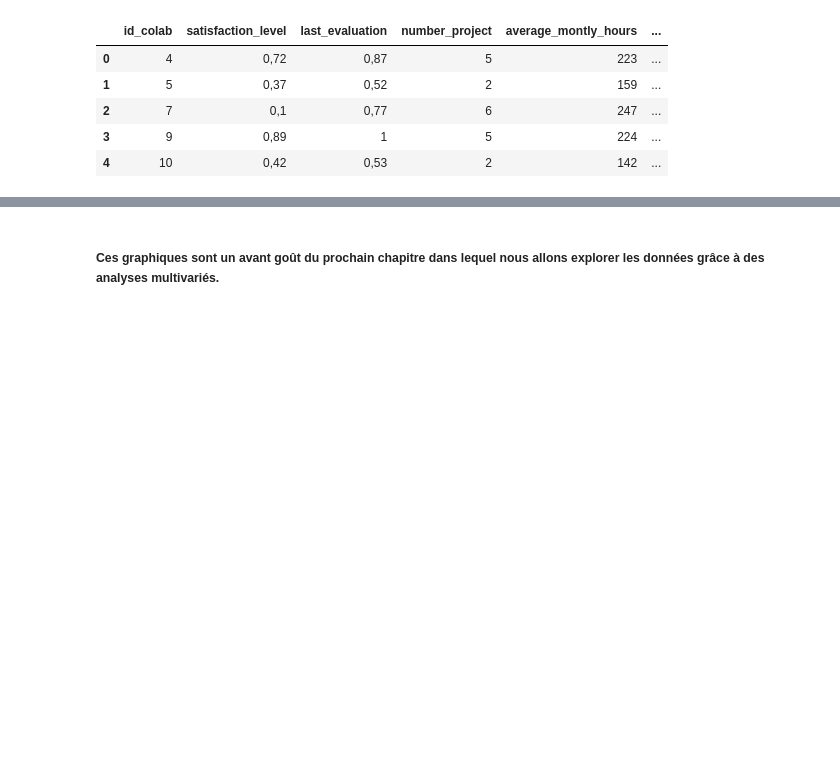
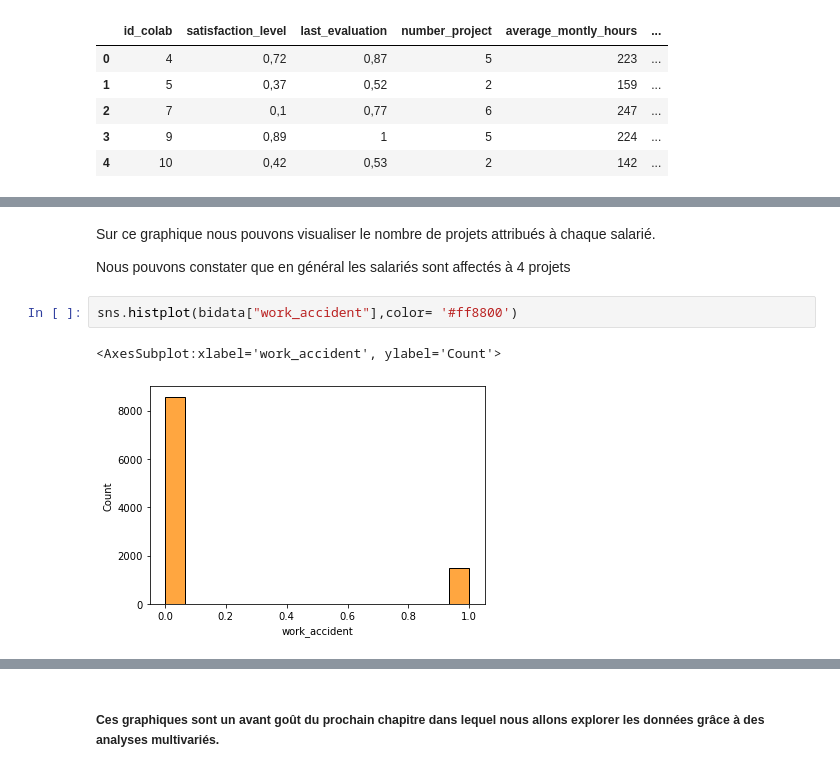
Before and after one commit to Gadeux/Projet-BI---Emma-et-Sarah, a Jupyter notebook: BI-Sarah et Emma.ipynb, the cells around one changed output, grey strips where cells are left out. Cells and saved outputs as stored; diff of their text form; blank space fills up the shorter version.

```diff
--- a/BI-Sarah et Emma.ipynb
+++ b/BI-Sarah et Emma.ipynb
@@ -628,0 +643,9 @@ plt.show()
+# %% [markdown]
+Sur ce graphique nous pouvons visualiser le nombre de projets attribués à chaque salarié.
+
+Nous pouvons constater que en général les salariés sont affectés à 4 projets
+# %%
+sns.histplot(bidata["work_accident"],color= '#ff8800')
+# %% [output]
+<AxesSubplot:xlabel='work_accident', ylabel='Count'>
+[figure, added]
```
Also changed, not shown: parts of 84 cells of this notebook.
